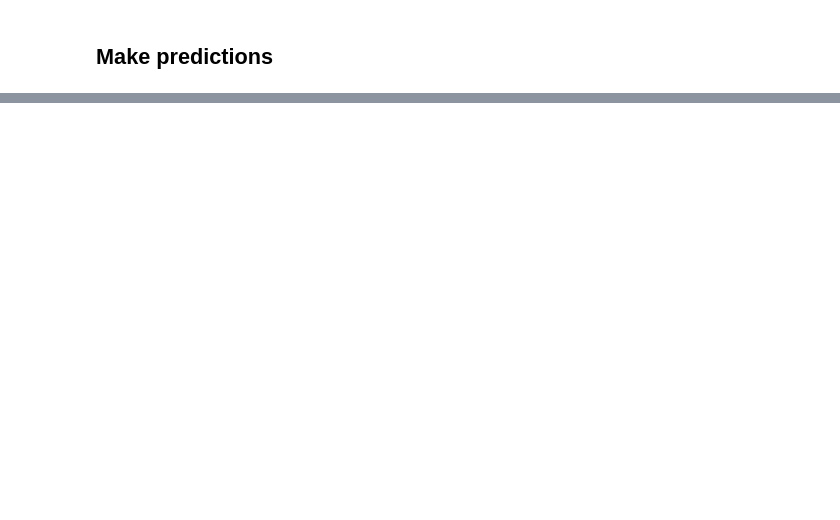
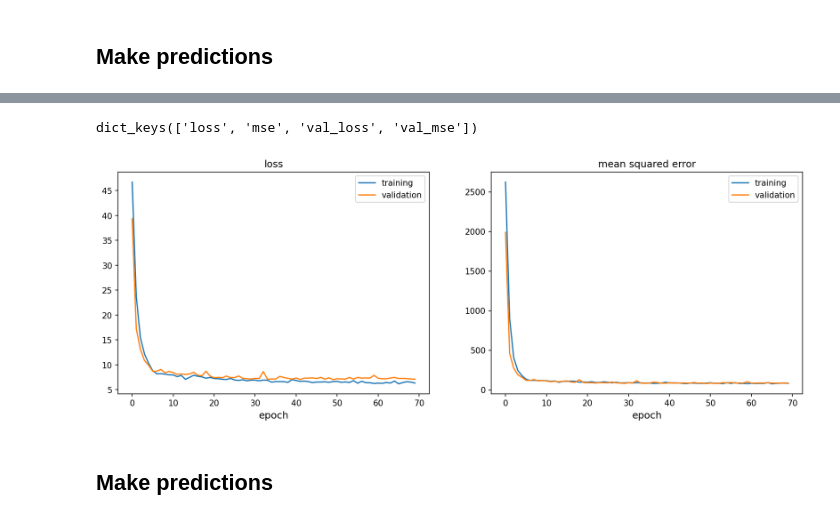
Before and after one commit to Yiyu-Zheng/MLinATS-HW, a Jupyter notebook: HW2/HW2-ANN.ipynb, the cells around one changed output, grey strips where cells are left out. Cells and saved outputs as stored; diff of their text form; code cells hidden in the pictures; blank space fills up the shorter version.

```diff
--- a/HW2/HW2-ANN.ipynb
+++ b/HW2/HW2-ANN.ipynb
@@ -388,0 +383,7 @@ plt.show()
+# %%
+# define parameters
+n_units = 10 # number of units in each layer
+bsize = 18 # split timeseries into how many chunks
+n_epochs = 1000 # Epochs: run through all training data that many times. Order gets shuffled.
+dropout_rate = 0.05 # 5% of units to drop
+patience = 20
@@ -388,0 +442,16 @@ plt.show()
+# %%
+# train the model
+early_stopping_callback = tf.keras.callbacks.EarlyStopping(monitor='val_loss',
+                                                          patience=patience,
+                                                          restore_best_weights=True,
+                                                          mode='auto',
+                                                          verbose=1)
+
+history = model.fit(Xtrain[:,1:],
+                    y_train,
+                    epochs=n_epochs,
+                    batch_size=bsize,
+                    shuffle=True,
+                    validation_split=0.2,
+                    callbacks=[early_stopping_callback],
+                    verbose=2)
@@ -388,0 +476,26 @@ plt.show()
+# %%
+# plot the loss during training
+print(history.history.keys())
+
+plt.figure(figsize=(15,5))
+plt.subplot(1,2,1)
+plt.plot(history.history['loss'],label = 'training')
+plt.plot(history.history['val_loss'], label = 'validation')
+plt.title('loss')
+plt.xlabel('epoch')
+plt.legend()
+
+plt.subplot(1,2,2)
+plt.plot(history.history['mse'],label = 'training')
+plt.plot(history.history['val_mse'], label = 'validation')
+plt.title('mean squared error')
+plt.xlabel('epoch')
+plt.legend()
+
+
+plt.show()
+# %% [output]
+dict_keys(['loss', 'mse', 'val_loss', 'val_mse'])
+[figure, added]
+# %% [markdown]
+## Make predictions
```
Also changed, not shown: parts of 25 cells of this notebook.
